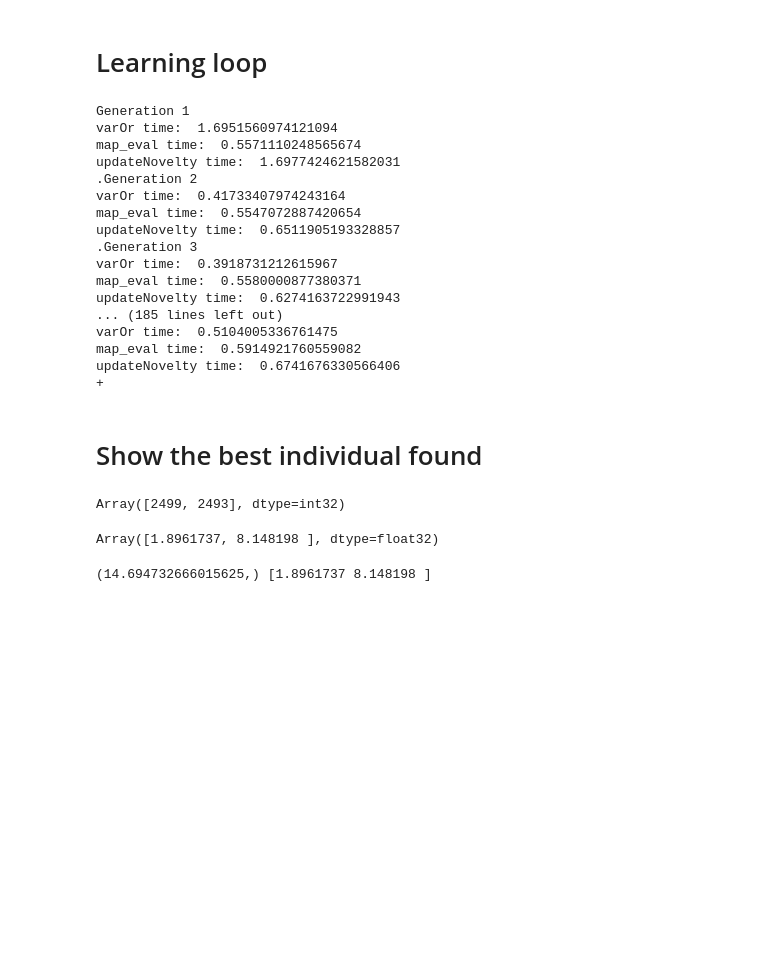
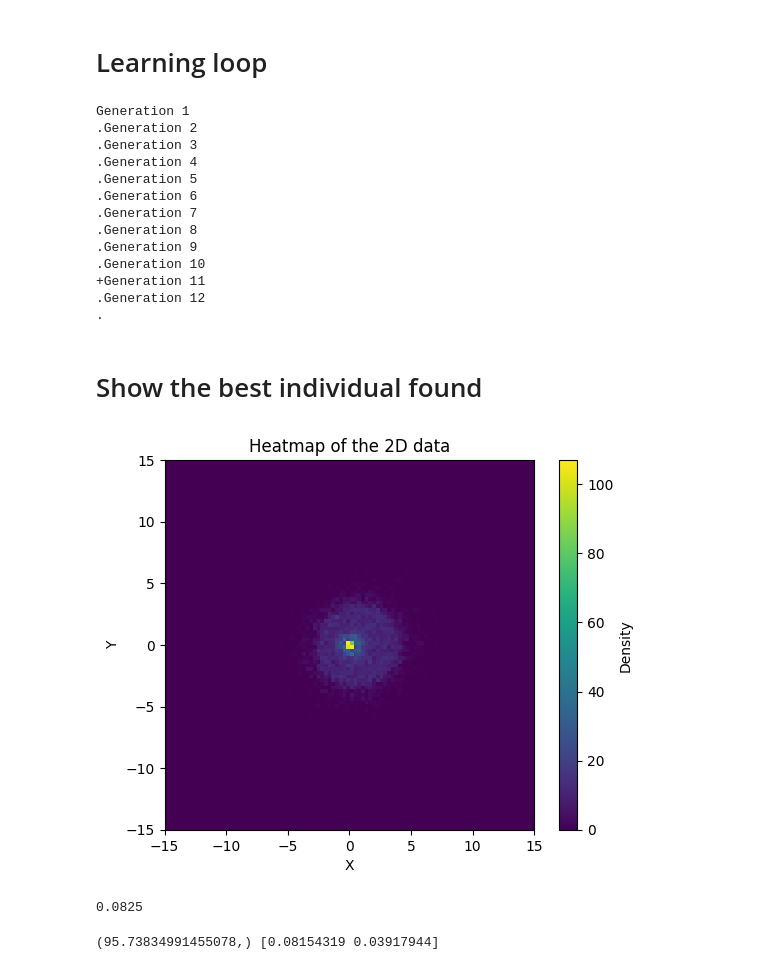
Before and after one commit to lincharles123/PROJET_ANDROIDE, a Jupyter notebook: nov_test.ipynb, the cells around one changed output. Saved outputs shown, nothing was run; the diff lists cells and outputs as text; code cells hidden in the pictures; blank space fills up the shorter version.

```diff
--- a/nov_test.ipynb
+++ b/nov_test.ipynb
@@ -33,12 +33,20 @@ from brax.v1.io import html
 %autoreload 2
 # %% [markdown]
 # Set the parameters
+# %%
+pop_size = 8192
+nb_gen = 10
+env_name = "ant-uni" # "ant-uni" or "ant-omni"
+episode_length = 300
+seed = 0
+nn_num_hidden_layers = 2
+nn_num_per_hidden = 64
 # %%
-params = {"env_name": "ant-omni",  # "ant-uni" or "ant-omni"
-    	  "nb_gen": 50,
-		  "pop_size": 2500,
-		  "episode_length": 100,
-		  "lambda_nov":500,
+params = {"env_name": env_name,  # "ant-uni" or "ant-omni"
+    	  "nb_gen": nb_gen,
+		  "pop_size": pop_size,
+		  "episode_length": episode_length,
+		  "lambda_nov": int(0.06*pop_size),
 		  "geno_type":"realarray",
 		  "variant":"NS",
 		  "eta_m":15.0,
@@ -56,8 +64,8 @@ params = {"env_name": "ant-omni",  # "ant-uni" or "ant-omni"
 # Initialise the controller and the Evalution function
 # %%
 env_params = registered_environments[params["env_name"]]
-random_key = jax.random.PRNGKey(0)
-controller = SimpleNeuralControllerFlax(87, 8, 2, 64)
+random_key = jax.random.PRNGKey(seed)
+controller = SimpleNeuralControllerFlax(87, 8, nn_num_hidden_layers, nn_num_per_hidden)
 eval_functor = EvaluationFunctor(params["env_name"],
                                  controller=controller,
                                  episode_length=params["episode_length"],
@@ -143,6 +151,7 @@ for gen in range(1, params["nb_gen"] + 1):
 	t = time.time()
 	offspring, random_key = varOr(random_key, population, toolbox, lambda_, params["cxpb"], params["mutpb"])
 	print("varOr time: ", time.time() - t)
+
 	# Evaluate the individuals with an invalid fitness
 	t=time.time()
 	fit, bd, random_key = toolbox.map_eval(jnp.asarray(offspring), random_key)
@@ -211,7 +220,7 @@ for gen in range(1, params["nb_gen"] + 1):
 		else:
 			print(".", end='', flush=True)
 
-	best_ind = pq
+	best_ind.append(selBest(population, 1, fit_attr="fitness")[0])
 	# Select the next generation population
 	if ("," in variant):
 		population[:] = toolbox.select(offspring, params["pop_size"])
@@ -219,38 +228,35 @@ for gen in range(1, params["nb_gen"] + 1):
 		population[:] = toolbox.select(pq, params["pop_size"])
 # %% [output]
 Generation 1
-varOr time:  1.6951560974121094
-map_eval time:  0.5571110248565674
-updateNovelty time:  1.6977424621582031
 .Generation 2
-varOr time:  0.41733407974243164
-map_eval time:  0.5547072887420654
-updateNovelty time:  0.6511905193328857
 .Generation 3
-varOr time:  0.3918731212615967
-map_eval time:  0.5580000877380371
-updateNovelty time:  0.6274163722991943
-... (185 lines left out)
-varOr time:  0.5104005336761475
-map_eval time:  0.5914921760559082
-updateNovelty time:  0.6741676330566406
-+
+.Generation 4
+.Generation 5
+.Generation 6
+.Generation 7
+.Generation 8
+.Generation 9
+.Generation 10
++Generation 11
+.Generation 12
+.
 # %% [markdown]
 # Show the best individual found
-# %%
-jnp.argmax(jnp.array([ind.bd for ind in best_ind]), axis=0)
-# %% [output]
-Array([2499, 2493], dtype=int32)
-# %%
-best_ind[2493].bd
-# %% [output]
-Array([1.8961737, 8.148198 ], dtype=float32)
+# %%
+data = load_archive(archive.all_bd)
+if env_name == "ant_omni":
+    coverageMap2d(data, -15, 15, 100, True)
+else:
+    coverageMap4d(data, 0, 1, 10, True)
+# %% [output]
+[figure, added]
+0.0825
 # %%
-best = best_ind[2493]
+best = selBest(best_ind, 1, fit_attr="fitness")[0]
 print(best.fitness, best.bd)
 best = controller.array_to_dict(best)
 # %% [output]
-(14.694732666015625,) [1.8961737 8.148198 ]
+(95.73834991455078,) [0.08154319 0.03917944]
 # %%
 env = create("ant-uni", episode_length=300)
 state = jax.jit(env.reset)(random_key)
```
Also changed, not shown: parts of 3 cells of this notebook, 8 other files.
